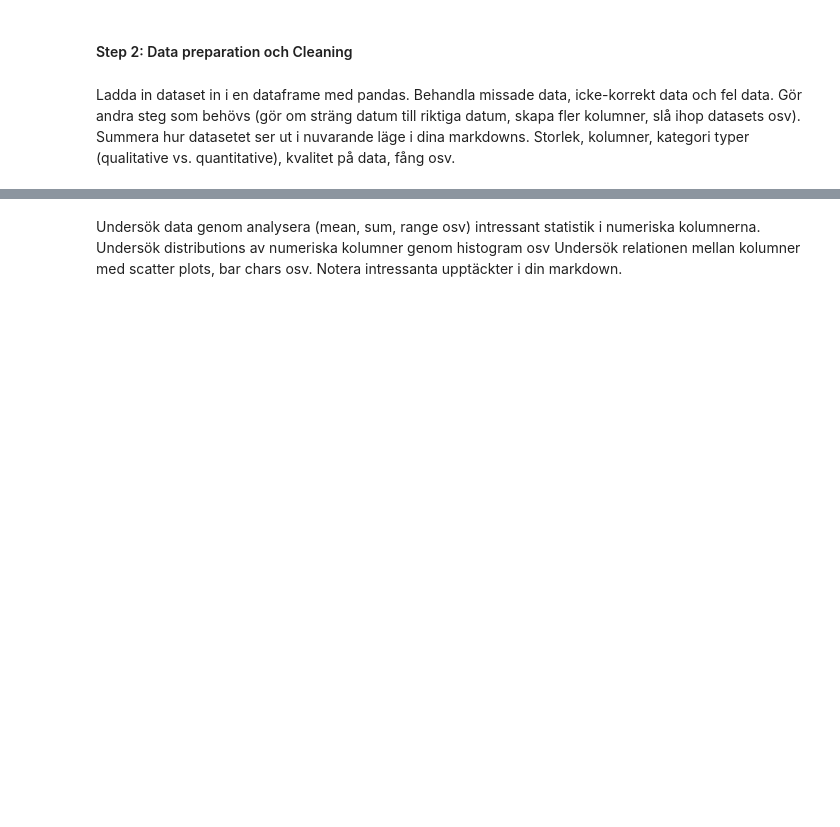
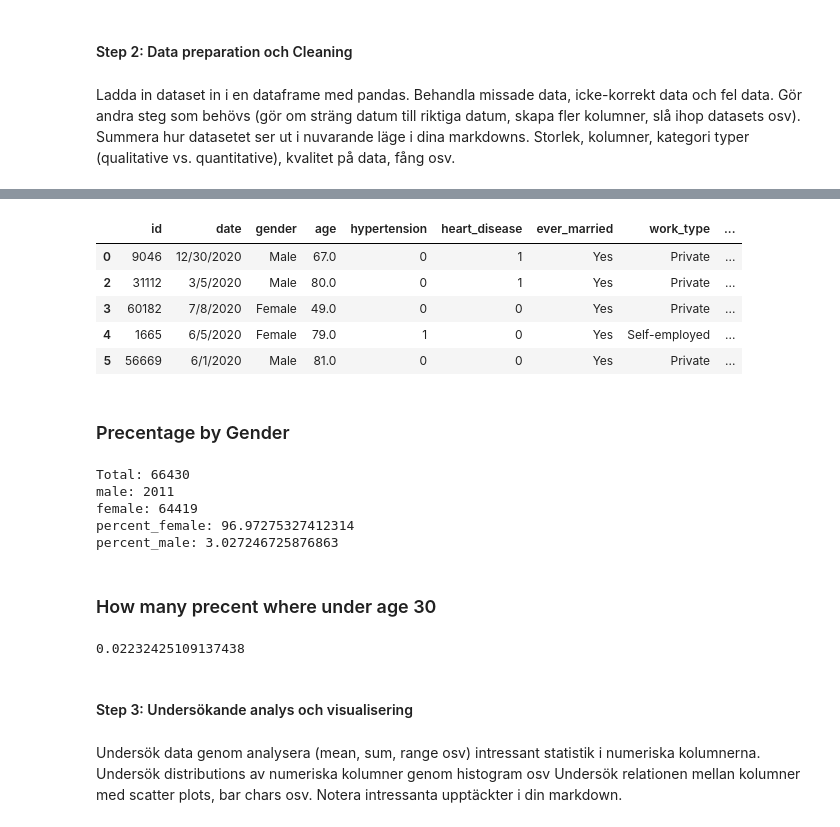
Before and after one commit to tfr10sj1/Kurs2_AI, a Jupyter notebook: Inlamningsuppgift_2_Sam_Jabbar.ipynb, the cells around one changed output, grey strips where cells are left out. Saved outputs shown, nothing was run; the diff lists cells and outputs as text; code cells hidden in the pictures; blank space fills up the shorter version.

```diff
--- a/Inlamningsuppgift_2_Sam_Jabbar.ipynb
+++ b/Inlamningsuppgift_2_Sam_Jabbar.ipynb
@@ -372,0 +417,9 @@ Summera hur datasetet ser ut i nuvarande läge i dina markdowns. Storlek, kolumn
+# %%
+# remove all the rows that contain a missing value
+no_missing_data = data.dropna()
+
+# get the number of missing data points per column
+missing_values_count = no_missing_data.isnull().sum()
+
+# look at the # of missing points in the first ten columns
+missing_values_count[0:13]
@@ -373,3 +441,45 @@ Summera hur datasetet ser ut i nuvarande läge i dina markdowns. Storlek, kolumn
+# %%
+no_missing_data.head()
+# %% [output]
+|  | id | date | gender | age | hypertension | heart_disease | ever_married | work_type | ... |
+| 0 | 9046 | 12/30/2020 | Male | 67.0 | 0 | 1 | Yes | Private | ... |
+| 2 | 31112 | 3/5/2020 | Male | 80.0 | 0 | 1 | Yes | Private | ... |
+| 3 | 60182 | 7/8/2020 | Female | 49.0 | 0 | 0 | Yes | Private | ... |
+| 4 | 1665 | 6/5/2020 | Female | 79.0 | 1 | 0 | Yes | Self-employed | ... |
+| 5 | 56669 | 6/1/2020 | Male | 81.0 | 0 | 0 | Yes | Private | ... |
+# %% [markdown]
+### Precentage by Gender
+# %%
+#how many male in this study
+All_male = len(no_missing_data[(no_missing_data['gender'] == 'Male')])
+# how many total missing values do we have?
+total_cells = np.product(data.shape)
+
+# percent of data that is missing
+percent_male = (All_male/total_cells) * 100
+precent_female = (1-(percent_male/100))*100
+
+
+print('Total:',total_cells)
+print('male:',All_male)
+print('female:', total_cells-All_male)
+print('percent_female:',precent_female)
+print('percent_male:', percent_male)
+# %% [output]
+Total: 66430
+male: 2011
+female: 64419
+percent_female: 96.97275327412314
+percent_male: 3.027246725876863
+# %% [markdown]
+### How many precent where under age 30
+# %%
+age_under_30 = no_missing_data[(no_missing_data['age'] < 30)]
+len(age_under_30)/total_cells
+# %% [output]
+0.02232425109137438
+# %% [markdown]
+#### Step 3: Undersökande analys och visualisering
 # %% [markdown]
 Undersök data genom analysera (mean, sum, range osv)  intressant statistik i numeriska kolumnerna.
 Undersök distributions av numeriska kolumner genom histogram osv
```
Also changed, not shown: parts of 11 cells of this notebook, 1 other file.
